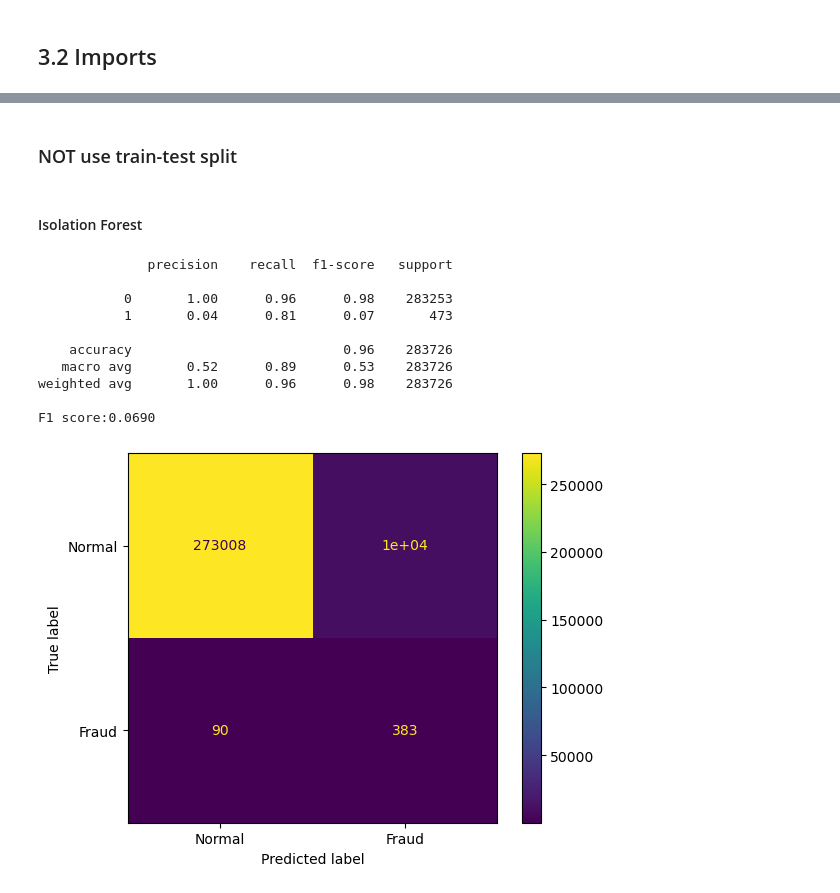
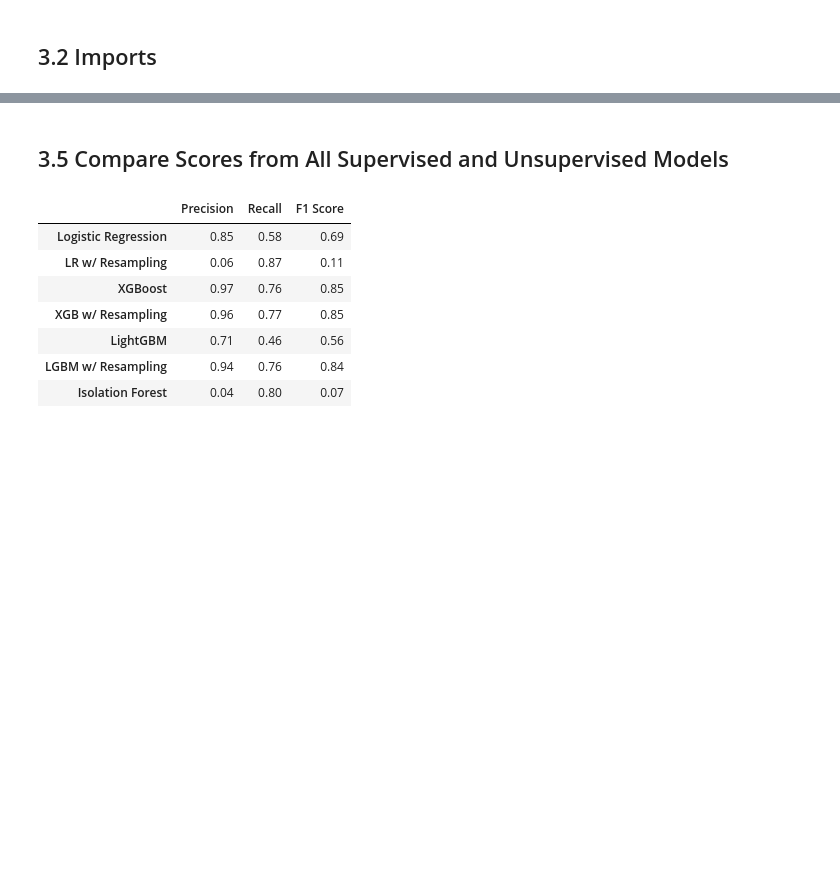
Before and after one commit to zxie9/Capstone-Project-Three, a Jupyter notebook: Notebooks/3. Modeling - Unsupervised.ipynb, the cells around one changed output, grey strips where cells are left out. Saved outputs shown, nothing was run; the diff lists cells and outputs as text; code cells hidden in the pictures; blank space fills up the shorter version.

```diff
--- a/Notebooks/3. Modeling - Unsupervised.ipynb
+++ b/Notebooks/3. Modeling - Unsupervised.ipynb
@@ -119,36 +230,21 @@ F1 score:0.0059
-# %% [markdown]
-### NOT use train-test split
-# %% [markdown]
-#### Isolation Forest
-# %%
-# Scaling
-sc = StandardScaler()
-X = sc.fit_transform(X)
-
-clf = IsolationForest(n_estimators=100, random_state=0)
-clf.fit(X)
-y_pred = clf.predict(X)
-
-# Rename Class labels
-y_pred[y_pred == 1] = 0
-y_pred[y_pred == -1] = 1
-
-# Metrics
-print(classification_report(y, y_pred))
-print("F1 score:{0:.4f}".format(f1_score(y, y_pred, average='binary')))
-cm = confusion_matrix(y, y_pred)
-disp = ConfusionMatrixDisplay(confusion_matrix=cm, display_labels = ['Normal', 'Fraud'])
-disp.plot()
-plt.show()
-# %% [output]
-              precision    recall  f1-score   support
-
-           0       1.00      0.96      0.98    283253
-           1       0.04      0.81      0.07       473
-
-    accuracy                           0.96    283726
-   macro avg       0.52      0.89      0.53    283726
-weighted avg       1.00      0.96      0.98    283726
-
-F1 score:0.0690
-[figure, removed]
+# %% [markdown]
+## 3.5 Compare Scores from All Supervised and Unsupervised Models<a id='3.5'></a>
+# %%
+df_scores = pd.read_csv("../data/scores_supervised.csv", index_col=0)
+
+df_scores.loc[len(df_scores),:] = IF_scores
+df_scores = df_scores.rename(index={6: 'Isolation Forest'})
+
+# df_scores.loc[len(df_scores),:] = LOF_scores
+# df_scores = df_scores.rename(index={7: 'Local Outlier Factor'})
+
+df_scores
+# %% [output]
+|  | Precision | Recall | F1 Score |
+| Logistic Regression | 0.85 | 0.58 | 0.69 |
+| LR w/ Resampling | 0.06 | 0.87 | 0.11 |
+| XGBoost | 0.97 | 0.76 | 0.85 |
+| XGB w/ Resampling | 0.96 | 0.77 | 0.85 |
+| LightGBM | 0.71 | 0.46 | 0.56 |
+| LGBM w/ Resampling | 0.94 | 0.76 | 0.84 |
+| Isolation Forest | 0.04 | 0.80 | 0.07 |
```
Also changed, not shown: parts of 29 cells of this notebook.
